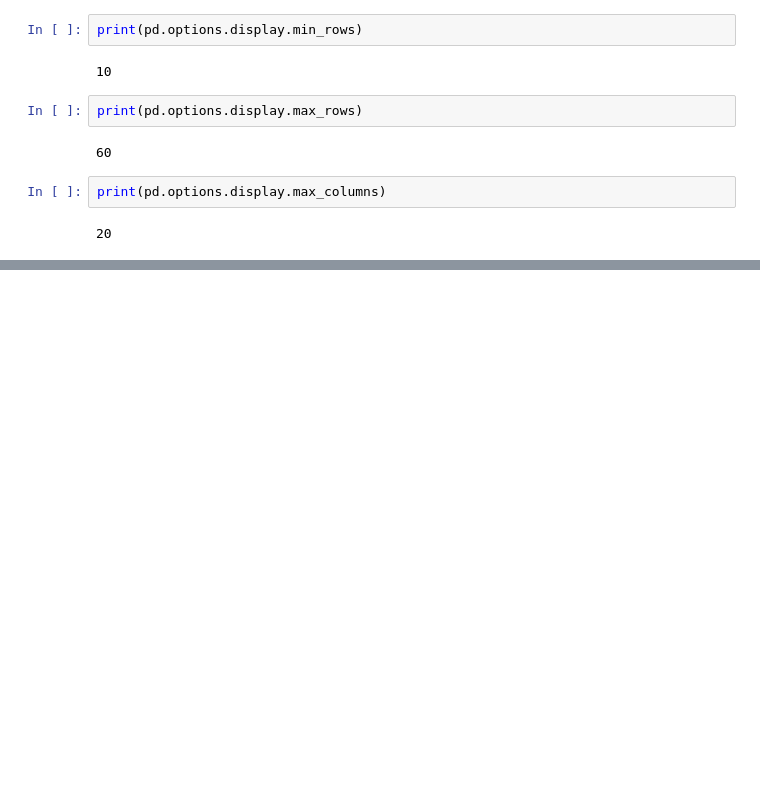
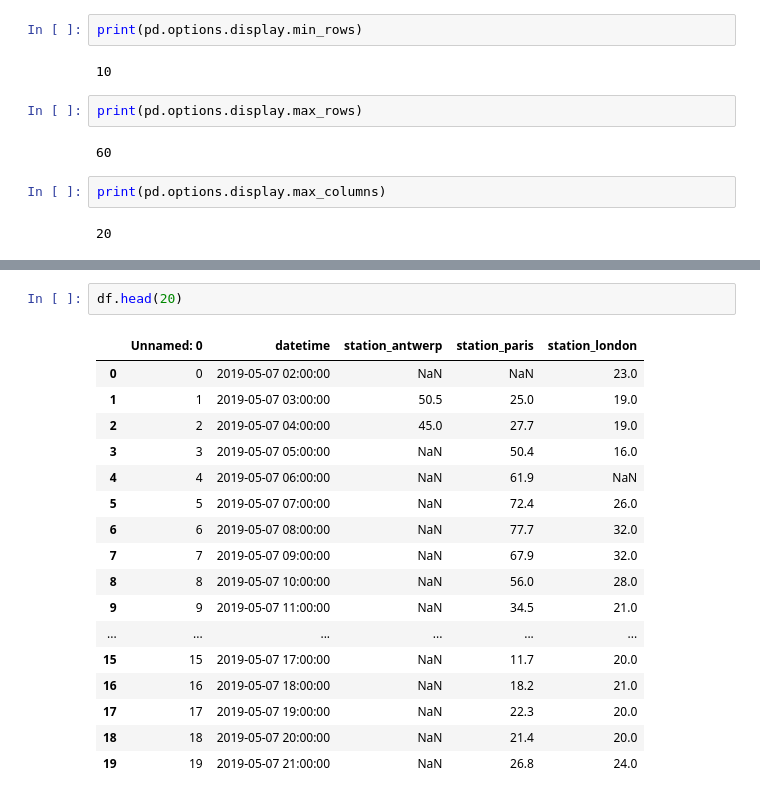
Before and after one commit to Dipak-Jagadale/Pandas, a Jupyter notebook: Dipak_start_to_end_Pandas.ipynb, the cells around one changed output, grey strips where cells are left out. Saved outputs shown, nothing was run; the diff lists cells and outputs as text; blank space fills up the shorter version.

```diff
--- a/Dipak_start_to_end_Pandas.ipynb
+++ b/Dipak_start_to_end_Pandas.ipynb
@@ -798,0 +820,20 @@ print(pd.options.display.max_columns)
+# %%
+df.head(20)
+# %% [output]
+|  | Unnamed: 0 | datetime | station_antwerp | station_paris | station_london |
+| 0 | 0 | 2019-05-07 02:00:00 | NaN | NaN | 23.0 |
+| 1 | 1 | 2019-05-07 03:00:00 | 50.5 | 25.0 | 19.0 |
+| 2 | 2 | 2019-05-07 04:00:00 | 45.0 | 27.7 | 19.0 |
+| 3 | 3 | 2019-05-07 05:00:00 | NaN | 50.4 | 16.0 |
+| 4 | 4 | 2019-05-07 06:00:00 | NaN | 61.9 | NaN |
+| 5 | 5 | 2019-05-07 07:00:00 | NaN | 72.4 | 26.0 |
+| 6 | 6 | 2019-05-07 08:00:00 | NaN | 77.7 | 32.0 |
+| 7 | 7 | 2019-05-07 09:00:00 | NaN | 67.9 | 32.0 |
+| 8 | 8 | 2019-05-07 10:00:00 | NaN | 56.0 | 28.0 |
+| 9 | 9 | 2019-05-07 11:00:00 | NaN | 34.5 | 21.0 |
+| ... | ... | ... | ... | ... | ... |
+| 15 | 15 | 2019-05-07 17:00:00 | NaN | 11.7 | 20.0 |
+| 16 | 16 | 2019-05-07 18:00:00 | NaN | 18.2 | 21.0 |
+| 17 | 17 | 2019-05-07 19:00:00 | NaN | 22.3 | 20.0 |
+| 18 | 18 | 2019-05-07 20:00:00 | NaN | 21.4 | 20.0 |
+| 19 | 19 | 2019-05-07 21:00:00 | NaN | 26.8 | 24.0 |
```
Also changed, not shown: parts of 19 cells of this notebook.
